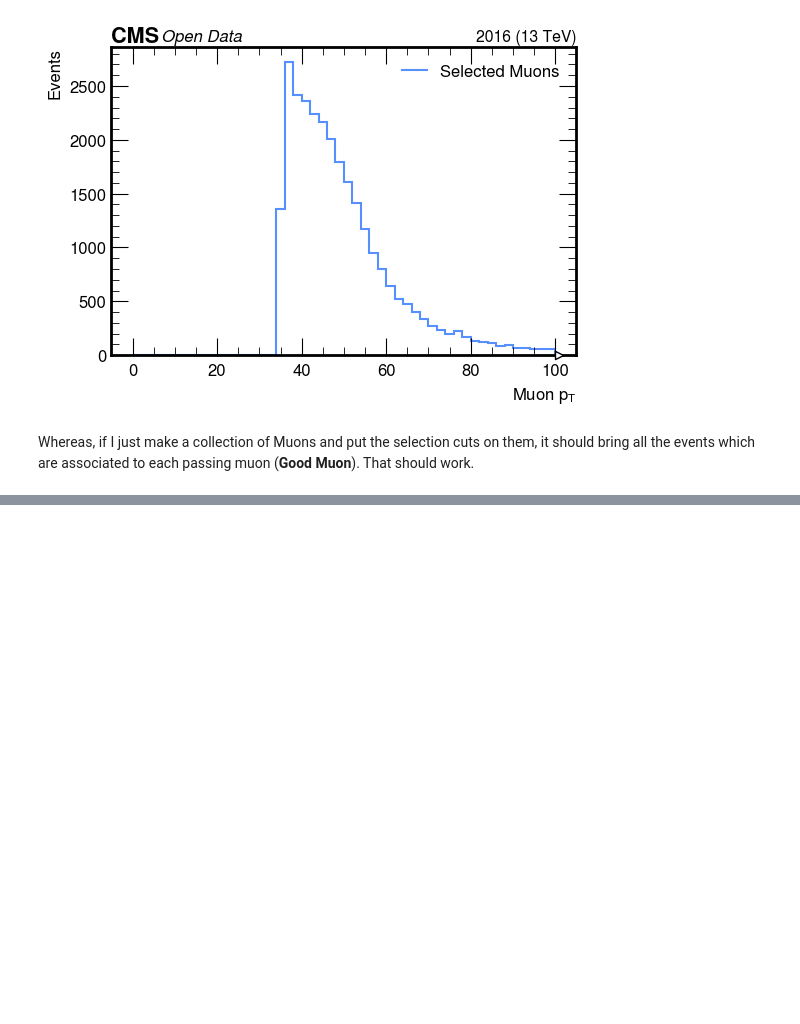
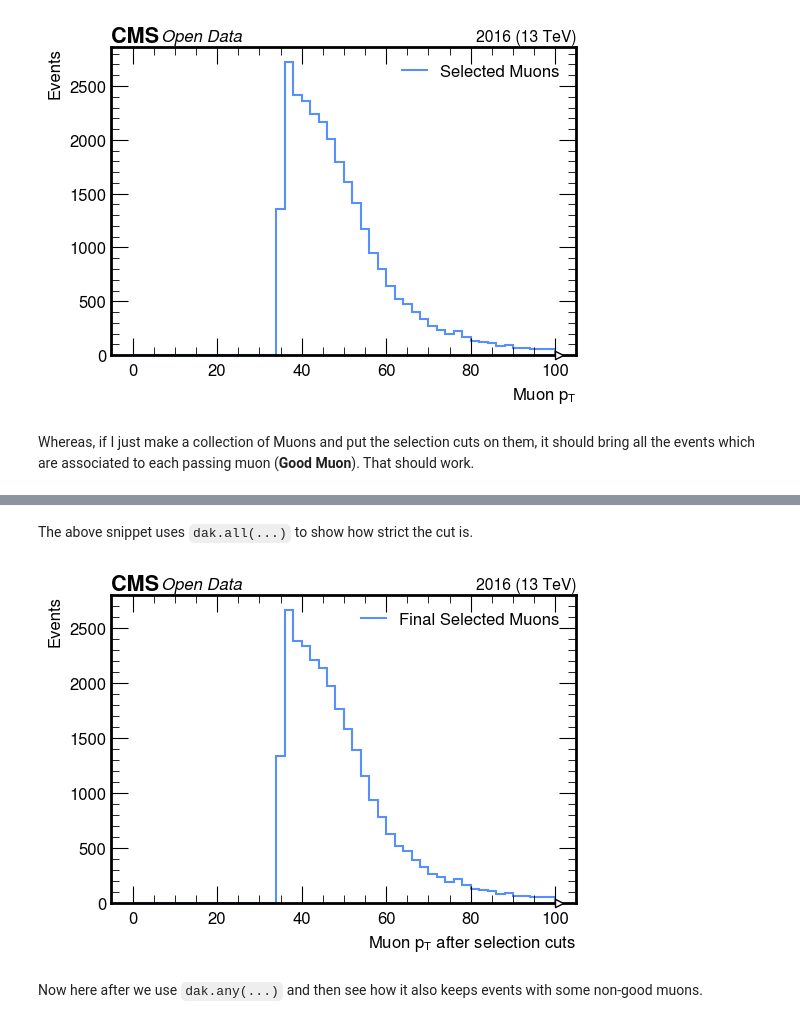
Before and after one commit to xondikoi03/charmTaggingAnalysis, a Jupyter notebook: Coffea/notebooks/charmAnalysis.ipynb, the cells around one changed output, grey strips where cells are left out. Saved outputs shown, nothing was run; the diff lists cells and outputs as text; code cells hidden in the pictures; blank space fills up the shorter version.

```diff
--- a/Coffea/notebooks/charmAnalysis.ipynb
+++ b/Coffea/notebooks/charmAnalysis.ipynb
@@ -834,0 +679,26 @@ Whereas, if I just make a collection of Muons and put the selection cuts on them
+# %%
+RecoMuons = events.Muon
+Muon_Selection_Cuts = (
+    (RecoMuons.pt > 35) &
+    (abs(RecoMuons.eta) < 2.4)
+)
+
+RecoMuons_Selected = dak.all(Muon_Selection_Cuts, axis=1)
+Final_Selected_Muons = events[RecoMuons_Selected]
+# %% [markdown]
+The above snippet uses `dak.all(...)` to show how strict the cut is.
+# %%
+Final_Selected_Muons_Pt = dak.flatten(Final_Selected_Muons.Muon.pt)
+make_hist(
+    Final_Selected_Muons_Pt,
+    50, 0, 100,
+    "Muon $p_{T}$ after selection cuts",
+    "Events",
+    "Final Selected Muons",
+    fname=None,
+    logy=False
+)
+# %% [output]
+[figure, added]
+# %% [markdown]
+Now here after we use `dak.any(...)` and then see how it also keeps events with some non-good muons.
```
Also changed, not shown: parts of 38 cells of this notebook.
